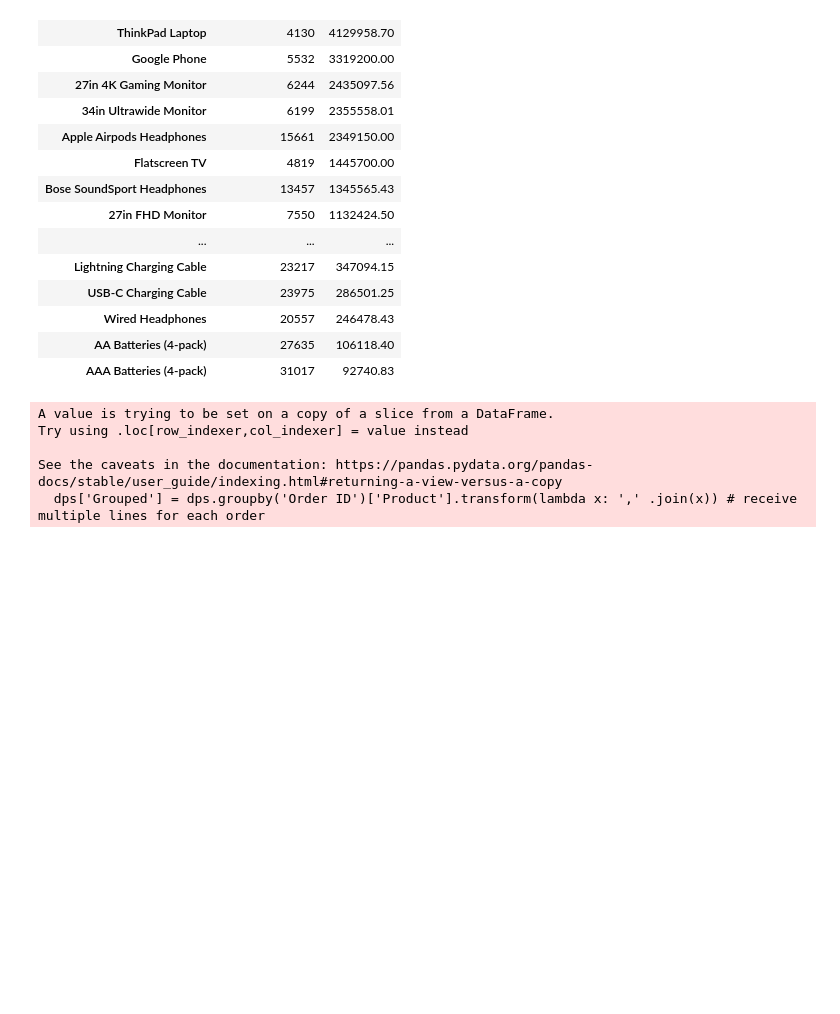
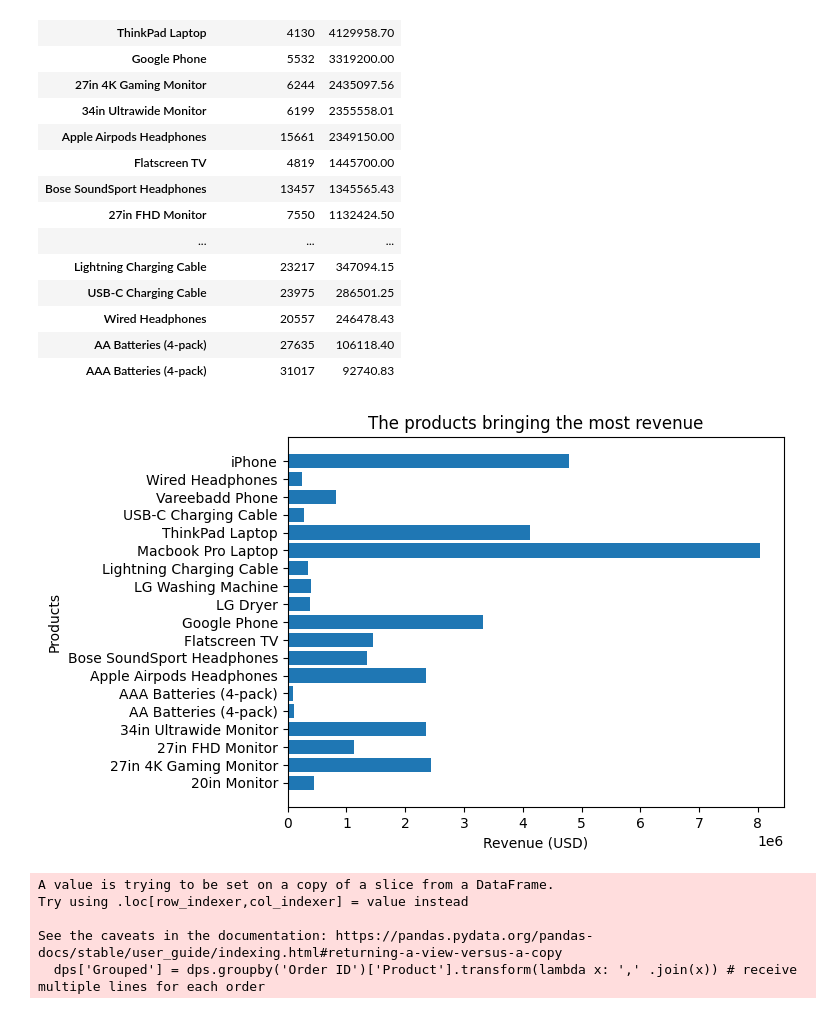
Before and after one commit to mezenka/Python_DataExploration, a Jupyter notebook: pandas_ds1.ipynb, the cells around one changed output. Cells and saved outputs as stored; diff of their text form; code cells hidden in the pictures; blank space fills up the shorter version.

```diff
--- a/pandas_ds1.ipynb
+++ b/pandas_ds1.ipynb
@@ -429,6 +429,20 @@ prods[['Quantity Ordered','Sales']]
 | Wired Headphones | 20557 | 246478.43 |
 | AA Batteries (4-pack) | 27635 | 106118.40 |
 | AAA Batteries (4-pack) | 31017 | 92740.83 |
+# %%
+# plotting the most sold products
+product_group = all_data.groupby('Product')
+qty_ordered = product_group.sum()['Quantity Ordered']
+sls_amt = product_group.sum()['Sales']
+products = [product for product, df in product_group]
+plt.barh(products, sls_amt)
+plt.ylabel('Products')
+plt.xlabel('Revenue (USD)')
+plt.title('The products bringing the most revenue')
+#plt.grid()
+plt.show()
+# %% [output]
+[figure, added]
 # %%
 # finding products that were sold bundled together
 # finding orders with several products on them
```
